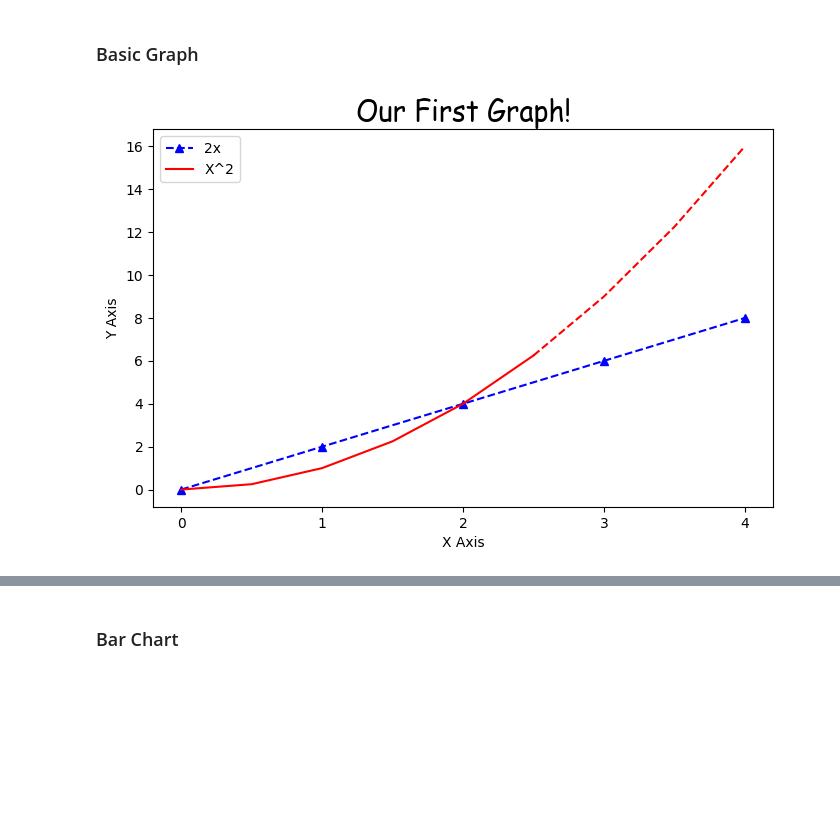
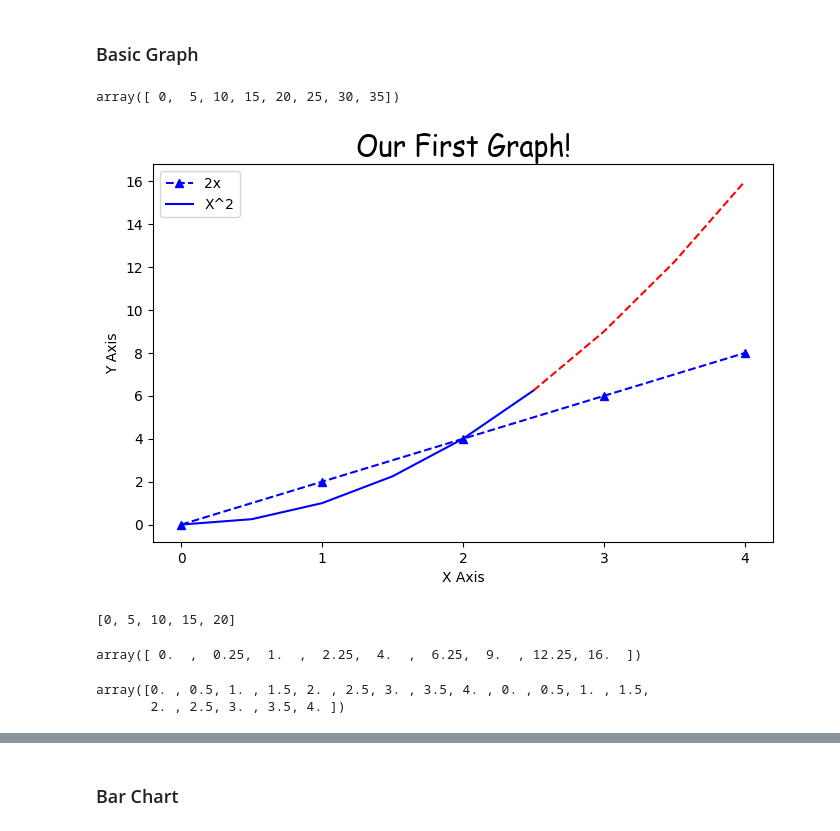
Before and after one commit to abbasmalekpour/AdalegIT, a Jupyter notebook: notebooks/04-Matplotlib/Matplotlib.ipynb, the cells around one changed output, grey strips where cells are left out. Saved outputs shown, nothing was run; the diff lists cells and outputs as text; code cells hidden in the pictures; blank space fills up the shorter version.

```diff
--- a/notebooks/04-Matplotlib/Matplotlib.ipynb
+++ b/notebooks/04-Matplotlib/Matplotlib.ipynb
@@ -6,6 +6,10 @@ import numpy as np
 import pandas as pd
 # %% [markdown]
 ### Basic Graph
+# %%
+np.arange(0,40,5)
+# %% [output]
+array([ 0,  5, 10, 15, 20, 25, 30, 35])
 # %%
 x = [0,1,2,3,4]
 y = [0,2,4,6,8]
@@ -24,33 +28,42 @@ plt.plot(x,y, 'b^--', label='2x')
 
 ## Line 2
 
 # select interval we want to plot points at
 x2 = np.arange(0,4.5,0.5)
 
 # Plot part of the graph as line
-plt.plot(x2[:6], x2[:6]**2, 'r', label='X^2')
+plt.plot(x2[:6], x2[:6]**2, 'Blue', label='X^2')
 
 # Plot remainder of graph as a dot
 plt.plot(x2[5:], x2[5:]**2, 'r--')
 
 # Add a title (specify font parameters with fontdict)
 plt.title('Our First Graph!', fontdict={'fontname': 'Comic Sans MS', 'fontsize': 20})
 
 # X and Y labels
 plt.xlabel('X Axis')
 plt.ylabel('Y Axis')
 
 # X, Y axis Tickmarks (scale of your graph)
 plt.xticks([0,1,2,3,4,])
 #plt.yticks([0,2,4,6,8,10])
 
 # Add a legend
 plt.legend()
 
 # Save figure (dpi 300 is good when saving so graph has high resolution)
-# plt.savefig('mygraph.png', dpi=300)
+plt.savefig('mygraph.png', dpi=300)
 
 # Show plot
 plt.show()
 # %% [output]
-[figure, old version]
+[figure, new version]
+# %%
+display([i*5 for i in x], x2**2)
+np.array((list(x2)*2))
+np.concatenate((x2,x2))
+# %% [output]
+[0, 5, 10, 15, 20]
+array([ 0.  ,  0.25,  1.  ,  2.25,  4.  ,  6.25,  9.  , 12.25, 16.  ])
+array([0. , 0.5, 1. , 1.5, 2. , 2.5, 3. , 3.5, 4. , 0. , 0.5, 1. , 1.5,
+       2. , 2.5, 3. , 3.5, 4. ])
```
Also changed, not shown: parts of 12 cells of this notebook, 1 other file.
